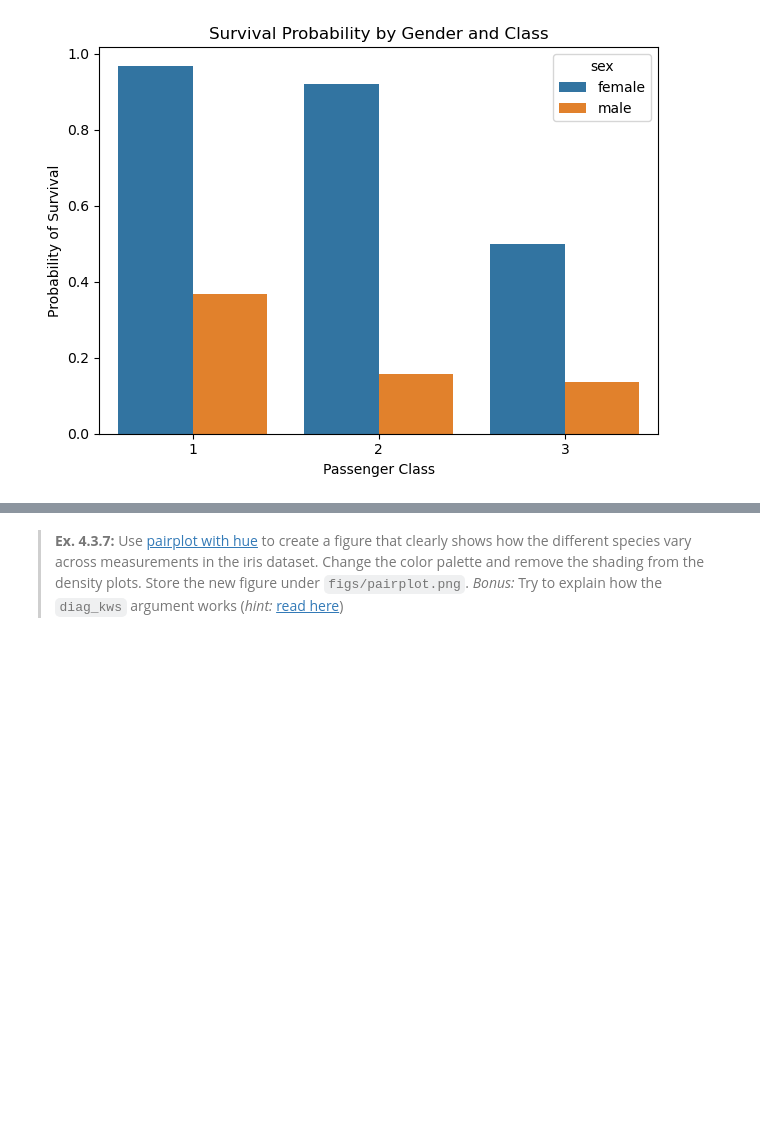
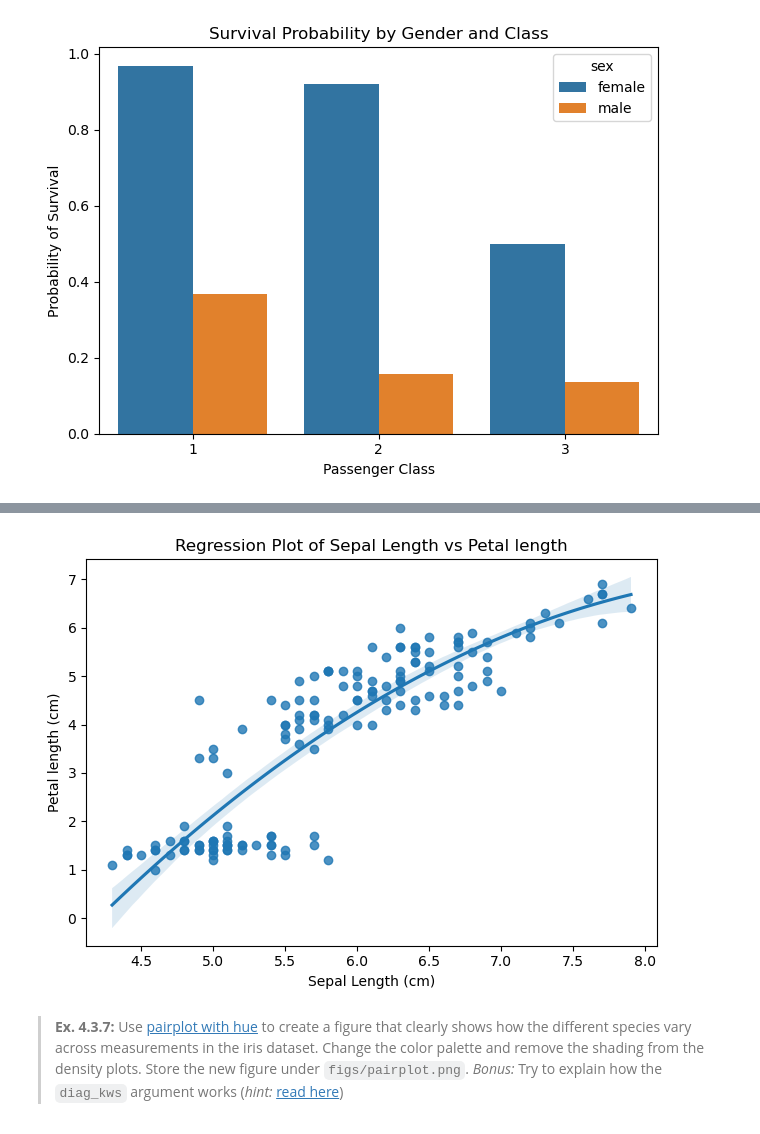
Before and after one commit to mcp656/ISDS-2024, a Jupyter notebook: Assignments/assignment1/assignment1.ipynb, the cells around one changed output, grey strips where cells are left out. Saved outputs shown, nothing was run; the diff lists cells and outputs as text; code cells hidden in the pictures; blank space fills up the shorter version.

```diff
--- a/Assignments/assignment1/assignment1.ipynb
+++ b/Assignments/assignment1/assignment1.ipynb
@@ -852,0 +767,5 @@ except FileExistsError:
+# %%
+#4.
+fp_figs = Path.cwd() / "figs"
+Path.mkdir(fp_figs, exist_ok=True)
+print(fp_figs)
@@ -900,29 +823,31 @@ plt.show();
 # %%
 # We download the iris dataset using sns
 iris = sns.load_dataset('iris')
 
 # We create a figure
 fig, ax = plt.subplots()
 
 # We create a scatterplot with a second order polynomial fitted
 sns.regplot(data=iris,
             x='sepal_length',
             y='petal_length',
             order=2,
             ax=ax)
 
 # We set the title
-ax.set_title('Regression Plot of Sepal Length vs Sepal Width')
+ax.set_title('Regression Plot of Sepal Length vs Petal length')
 
 # We set the x- and ylabel
 ax.set_xlabel('Sepal Length (cm)')
-ax.set_ylabel('Sepal Width (cm)')
+ax.set_ylabel('Petal length (cm)')
 
 # We save the figure
-plt.savefig(f'{fp_figs}/iris.png', dpi=300)
+plt.savefig(fp_figs / "iris.png", dpi=300)
 
 # We adjust layout to tight
 plt.tight_layout()
 
 # We display the plot
 plt.show();
+# %% [output]
+[figure, added]
```
Also changed, not shown: parts of 10 cells of this notebook, 4 other files.
